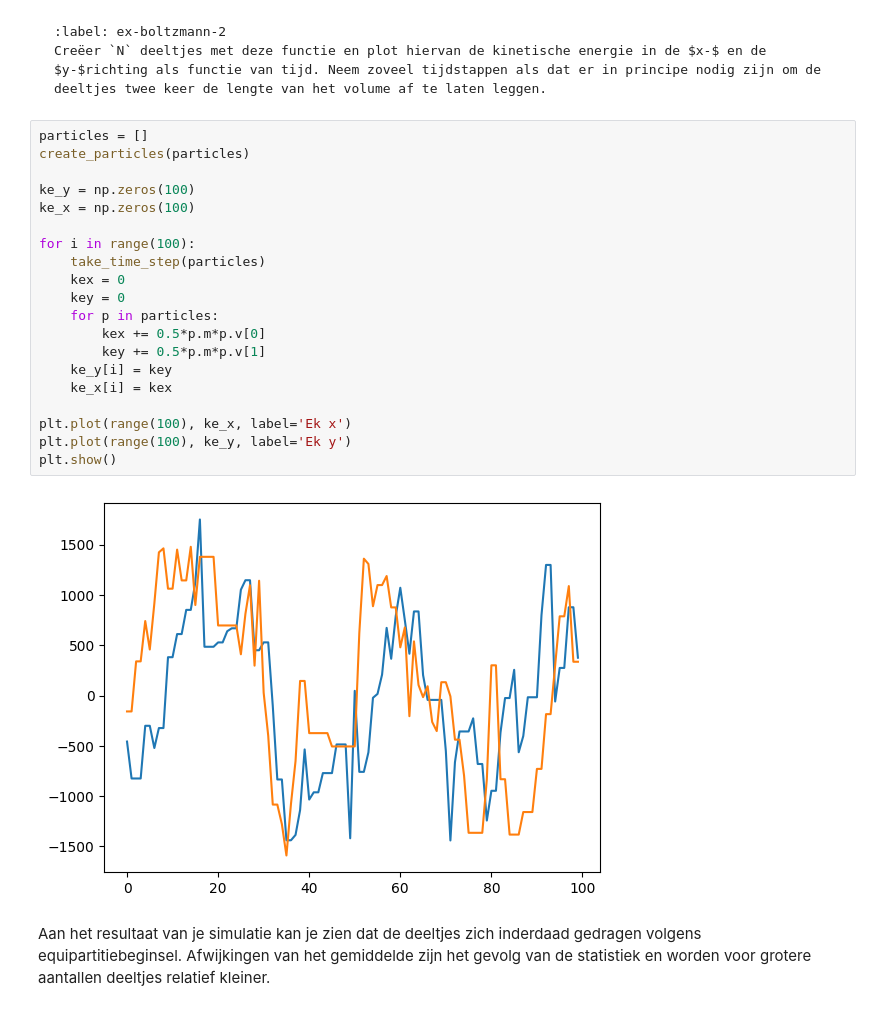
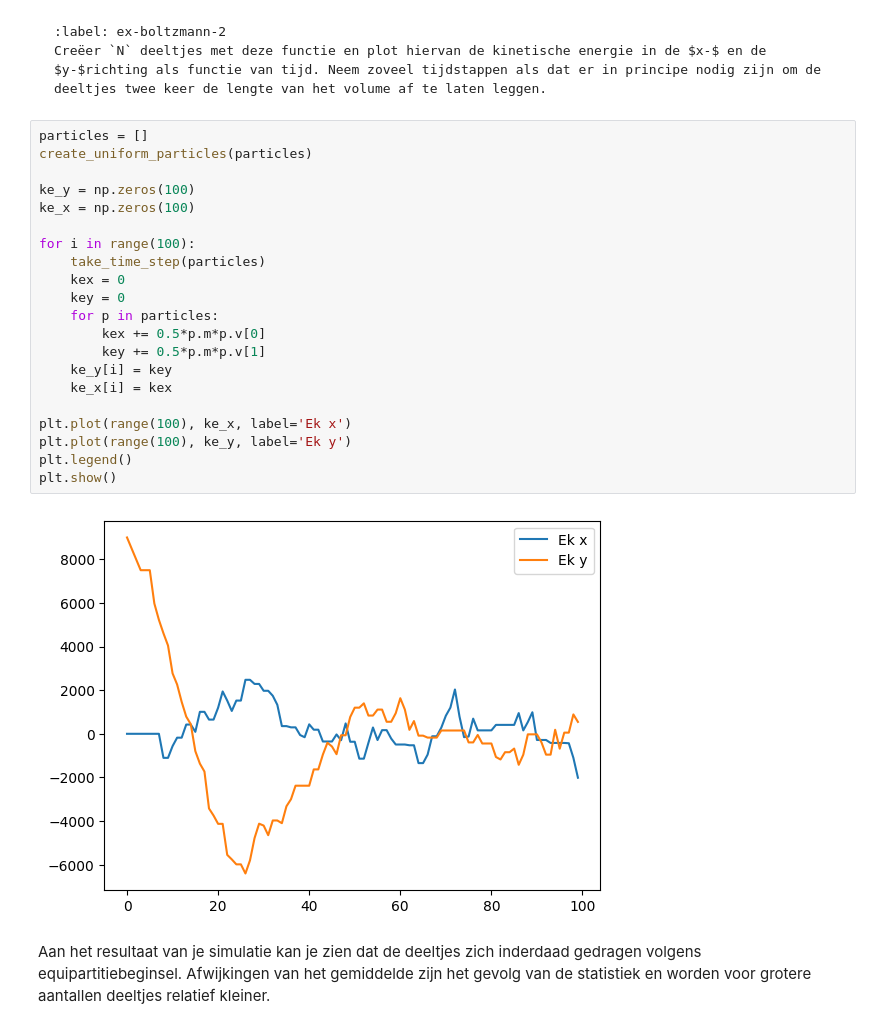
Before and after one commit to DavantePES/inleidend-practicum-2, a Jupyter notebook: Content/PySim/6_boltzmann.ipynb, the cells around one changed output. Drawn from its saved outputs; the diff is of its cells as text.

````diff
--- a/Content/PySim/6_boltzmann.ipynb
+++ b/Content/PySim/6_boltzmann.ipynb
@@ -167,26 +167,27 @@ Creëer `N` deeltjes met deze functie en plot hiervan de kinetische energie in d
 ```
 # %%
 particles = []
-create_particles(particles)
+create_uniform_particles(particles)
 
 ke_y = np.zeros(100)
 ke_x = np.zeros(100)
 
 for i in range(100):
     take_time_step(particles)
     kex = 0
     key = 0
     for p in particles:
         kex += 0.5*p.m*p.v[0]
         key += 0.5*p.m*p.v[1]
     ke_y[i] = key
     ke_x[i] = kex
 
 plt.plot(range(100), ke_x, label='Ek x')
 plt.plot(range(100), ke_y, label='Ek y')
+plt.legend()
 plt.show()
 # %% [output]
-[figure, old version]
+[figure, new version]
 # %% [markdown]
 Aan het resultaat van je simulatie kan je zien dat de deeltjes zich inderdaad gedragen volgens equipartitiebeginsel. Afwijkingen van het gemiddelde zijn het gevolg van de statistiek en worden voor grotere aantallen deeltjes relatief kleiner.
 # %% [markdown]
````
Also changed, not shown: parts of 2 cells of this notebook.
